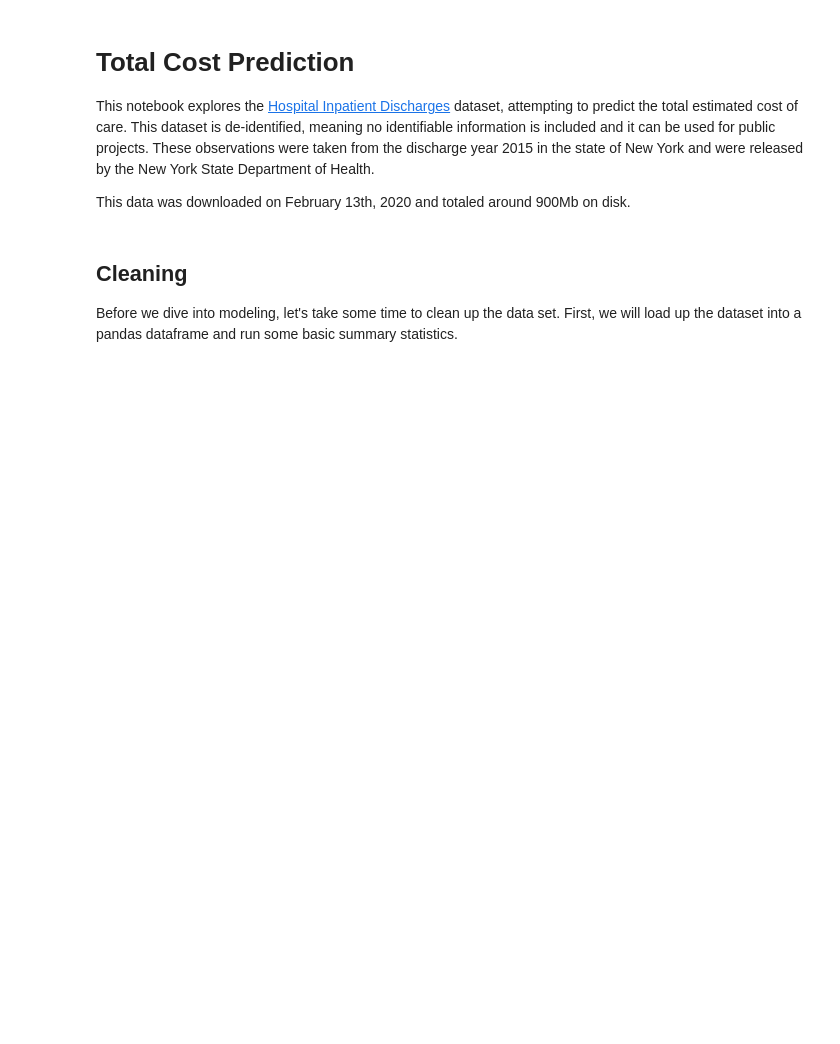
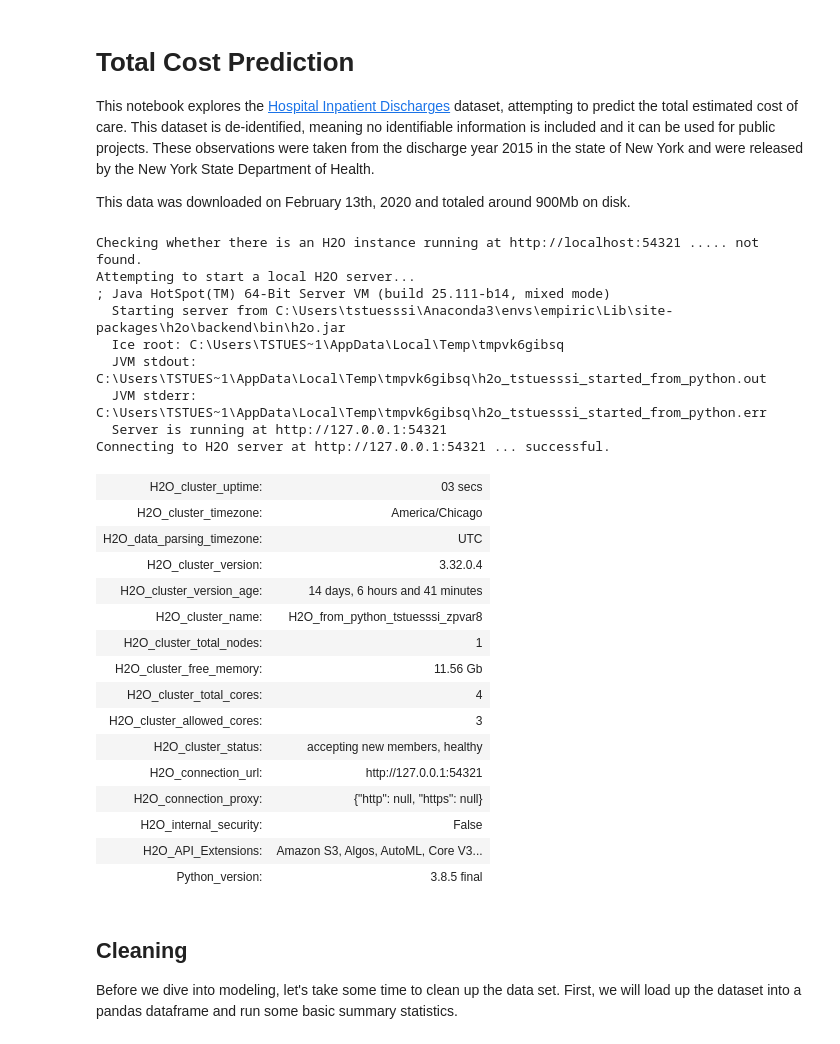
Before and after one commit to tstuessi/Total-Costs-At-Discharge, a Jupyter notebook: Total Cost Prediction.ipynb, the cells around one changed output. Saved outputs shown, nothing was run; the diff lists cells and outputs as text; code cells hidden in the pictures; blank space fills up the shorter version.

```diff
--- a/Total Cost Prediction.ipynb
+++ b/Total Cost Prediction.ipynb
@@ -24,7 +28,35 @@ from sklearn.pipeline import Pipeline
 # %%
 # h2o imports
 import h2o
+h2o.init(nthreads=3, max_mem_size="13g")
 from h2o.sklearn import H2OAutoMLRegressor
+from h2o.automl import H2OAutoML
+# %% [output]
+Checking whether there is an H2O instance running at http://localhost:54321 ..... not found.
+Attempting to start a local H2O server...
+; Java HotSpot(TM) 64-Bit Server VM (build 25.111-b14, mixed mode)
+  Starting server from C:\Users\tstuesssi\Anaconda3\envs\empiric\Lib\site-packages\h2o\backend\bin\h2o.jar
+  Ice root: C:\Users\TSTUES~1\AppData\Local\Temp\tmpvk6gibsq
+  JVM stdout: C:\Users\TSTUES~1\AppData\Local\Temp\tmpvk6gibsq\h2o_tstuesssi_started_from_python.out
+  JVM stderr: C:\Users\TSTUES~1\AppData\Local\Temp\tmpvk6gibsq\h2o_tstuesssi_started_from_python.err
+  Server is running at http://127.0.0.1:54321
+Connecting to H2O server at http://127.0.0.1:54321 ... successful.
+| H2O_cluster_uptime: | 03 secs |
+| H2O_cluster_timezone: | America/Chicago |
+| H2O_data_parsing_timezone: | UTC |
+| H2O_cluster_version: | 3.32.0.4 |
+| H2O_cluster_version_age: | 14 days, 6 hours and 41 minutes |
+| H2O_cluster_name: | H2O_from_python_tstuesssi_zpvar8 |
+| H2O_cluster_total_nodes: | 1 |
+| H2O_cluster_free_memory: | 11.56 Gb |
+| H2O_cluster_total_cores: | 4 |
+| H2O_cluster_allowed_cores: | 3 |
+| H2O_cluster_status: | accepting new members, healthy |
+| H2O_connection_url: | http://127.0.0.1:54321 |
+| H2O_connection_proxy: | {"http": null, "https": null} |
+| H2O_internal_security: | False |
+| H2O_API_Extensions: | Amazon S3, Algos, AutoML, Core V3... |
+| Python_version: | 3.8.5 final |
 # %% [markdown]
 ## Cleaning
 Before we dive into modeling, let's take some time to clean up the data set. First, we will load up the dataset into a pandas dataframe and run some basic summary statistics.
```
Also changed, not shown: parts of 18 cells of this notebook, 1 other file.
